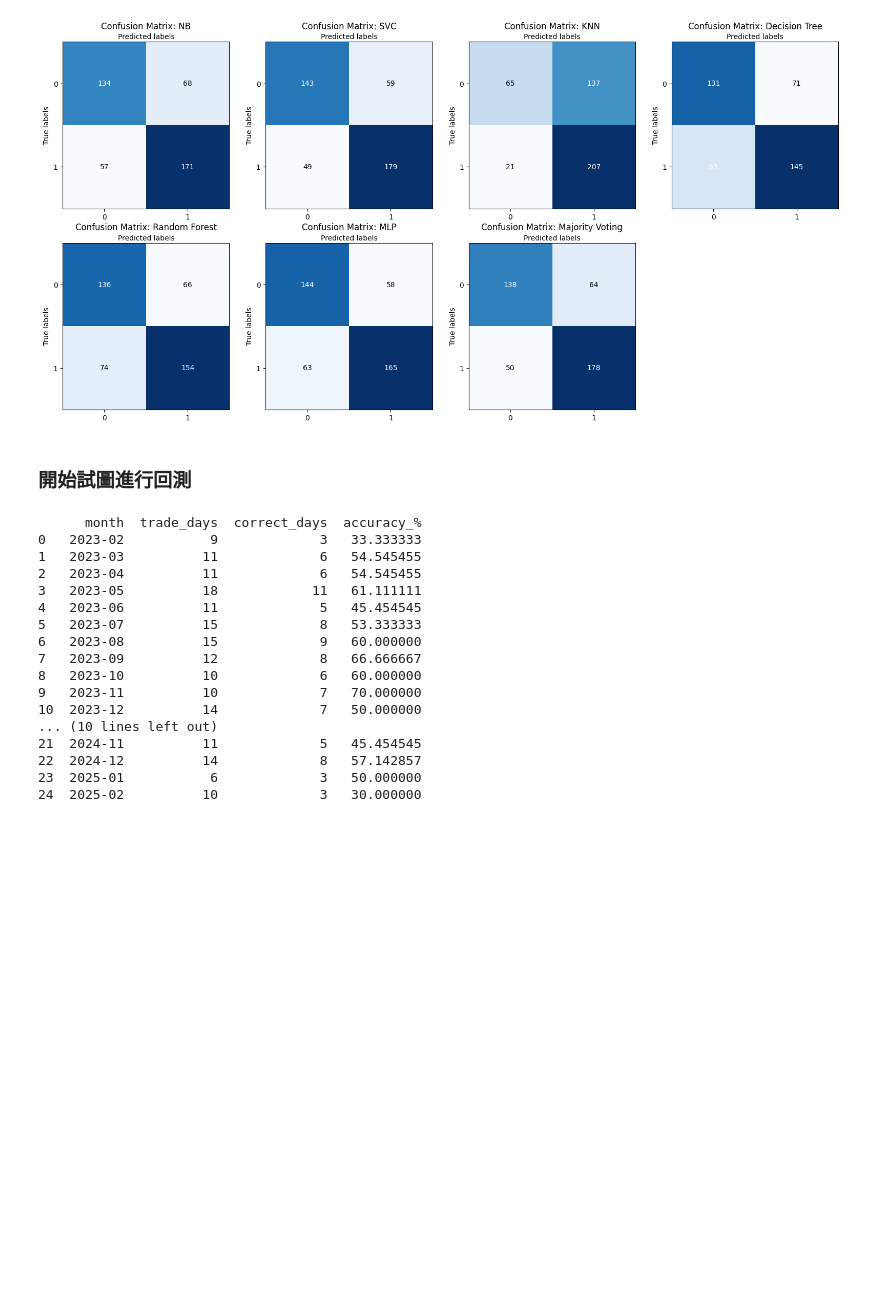
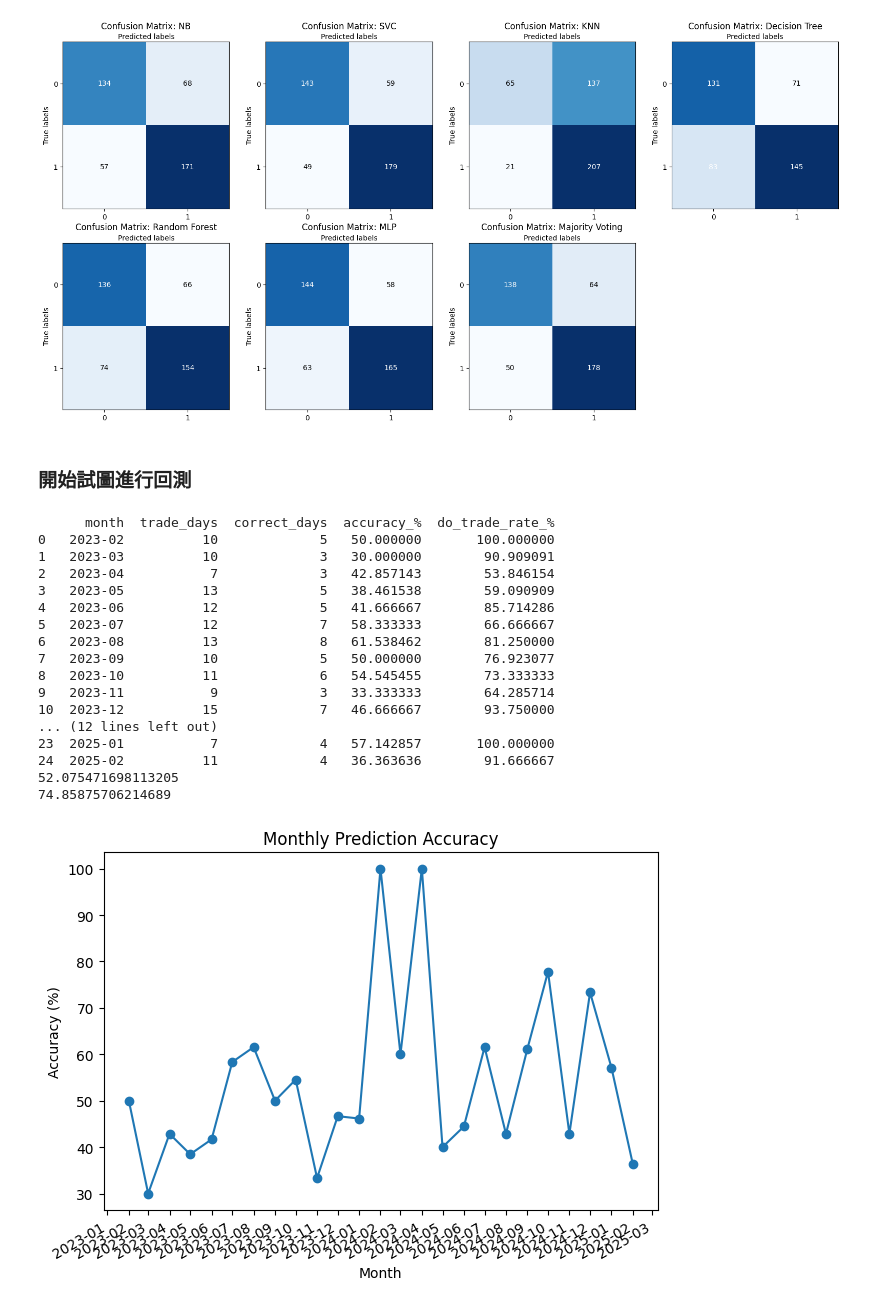
Before and after one commit to Bryant-Liu-TzuYang/BDA-Team-Cospace, a Jupyter notebook: fortune_model_select.ipynb, the cells around one changed output. Cells and saved outputs as stored; diff of their text form; code cells hidden in the pictures; blank space fills up the shorter version.

```diff
--- a/fortune_model_select.ipynb
+++ b/fortune_model_select.ipynb
@@ -304,7 +305,7 @@ def moving_backtest(news_data, trans_data):
 
         X_train_list = news_data[(pd.to_datetime(news_data['post_time']).dt.date >= train_start) & (pd.to_datetime(news_data['post_time']).dt.date <= train_end)]['vector'].tolist()
         y_train = news_data[(pd.to_datetime(news_data['post_time']).dt.date >= train_start) & (pd.to_datetime(news_data['post_time']).dt.date <= train_end)]['Change'].values
-        X_test_list = news_data[(pd.to_datetime(news_data['post_time']).dt.date  == test_start)]['vector'].tolist()
+        X_test_list = news_data[(pd.to_datetime(news_data['post_time']).dt.date == test_start)]['vector'].tolist()
         y_test = news_data[(pd.to_datetime(news_data['post_time']).dt.date  == test_start)]['Change'].values
 
         # 如果某一天没有新闻或交易，就跳过
@@ -321,16 +322,17 @@ def moving_backtest(news_data, trans_data):
         y_pred = model.predict(X_test)
 
         # 投票決定單日方向
-        up   = int((y_pred ==  1).sum())
+        up = int((y_pred == 1).sum())
         down = int((y_pred == -1).sum())
-        if up > down:
+        nums = up + down
+        if up > nums*0.9:
             action = 1
-        elif down > up:
+        elif down > nums*0.9:
             action = -1
         else:
             action = 0
 
-        actual_series = trans_data.loc[pd.to_datetime(trans_data['date']).dt.date == current_date,'Change']
+        actual_series = trans_data.loc[pd.to_datetime(trans_data['date']).dt.date == current_date + timedelta(days=1),'Change']
         if actual_series.empty:
             # 如果找不到标签就跳过
             current_date += timedelta(days=1)
@@ -390,46 +392,72 @@ Ft_news['vector'] = [X.getrow(i) for i in range(X.shape[0])]
 # %%
 pred_df = moving_backtest(Ft_news, Ft_trans)
 
 # 假設你的 DataFrame 是 pred_df
 df = pred_df.copy()
 
 # 1. 轉成 datetime 並加上月份欄
 df['date'] = pd.to_datetime(df['date'])
 df['month'] = df['date'].dt.to_period('M')
 
 # 2. 排除沒有出手 (y_pred == 0)
 df_trade = df[df['y_pred'] != 0].copy()
 
 # 3. 計算是否猜對
 df_trade['correct'] = df_trade['y_test'] == df_trade['y_pred']
 
 # 4. 按月彙總：總出手天數 & 猜對天數、計算準確率（%）
 monthly = (
     df_trade
     .groupby('month')
     .agg(
         trade_days=('correct', 'size'),
         correct_days=('correct', 'sum')
     )
 )
 monthly['accuracy_%'] = monthly['correct_days'] / monthly['trade_days'] * 100
+monthly['do_trade_rate_%'] = monthly['trade_days'] / df.groupby('month')['y_pred'].count() * 100
+total_acc = df_trade['correct'].sum() / df_trade['y_pred'].count() * 100
+total_traderate = df_trade['y_pred'].count() / df['y_pred'].count() * 100
 
 print(monthly.reset_index())
+print(total_acc)
+print(total_traderate)
+
+# 畫出每月準確率的圖
+monthly = monthly.reset_index()
+monthly['month'] = monthly['month'].dt.to_timestamp()
+
+fig, ax = plt.subplots()
+ax.plot(monthly['month'], monthly['accuracy_%'], marker='o')
+ax.set_xlabel('Month')
+ax.set_ylabel('Accuracy (%)')
+ax.set_title('Monthly Prediction Accuracy')
+
+# 每月都顯示一個刻度
+ax.xaxis.set_major_locator(mdates.MonthLocator())
+ax.xaxis.set_major_formatter(mdates.DateFormatter('%Y-%m'))
+
+# 自動旋轉 x 軸標籤
+fig.autofmt_xdate()
+
+plt.tight_layout()
+plt.show()
 # %% [output]
-      month  trade_days  correct_days  accuracy_%
-0   2023-02           9             3   33.333333
-1   2023-03          11             6   54.545455
-2   2023-04          11             6   54.545455
-3   2023-05          18            11   61.111111
-4   2023-06          11             5   45.454545
-5   2023-07          15             8   53.333333
-6   2023-08          15             9   60.000000
-7   2023-09          12             8   66.666667
-8   2023-10          10             6   60.000000
-9   2023-11          10             7   70.000000
-10  2023-12          14             7   50.000000
-... (10 lines left out)
-21  2024-11          11             5   45.454545
-22  2024-12          14             8   57.142857
-23  2025-01           6             3   50.000000
-24  2025-02          10             3   30.000000
+      month  trade_days  correct_days  accuracy_%  do_trade_rate_%
+0   2023-02          10             5   50.000000       100.000000
+1   2023-03          10             3   30.000000        90.909091
+2   2023-04           7             3   42.857143        53.846154
+3   2023-05          13             5   38.461538        59.090909
+4   2023-06          12             5   41.666667        85.714286
+5   2023-07          12             7   58.333333        66.666667
+6   2023-08          13             8   61.538462        81.250000
+7   2023-09          10             5   50.000000        76.923077
+8   2023-10          11             6   54.545455        73.333333
+9   2023-11           9             3   33.333333        64.285714
+10  2023-12          15             7   46.666667        93.750000
+... (12 lines left out)
+23  2025-01           7             4   57.142857       100.000000
+24  2025-02          11             4   36.363636        91.666667
+52.075471698113205
+74.85875706214689
+[figure, added]
```
Also changed, not shown: parts of 2 cells of this notebook.
